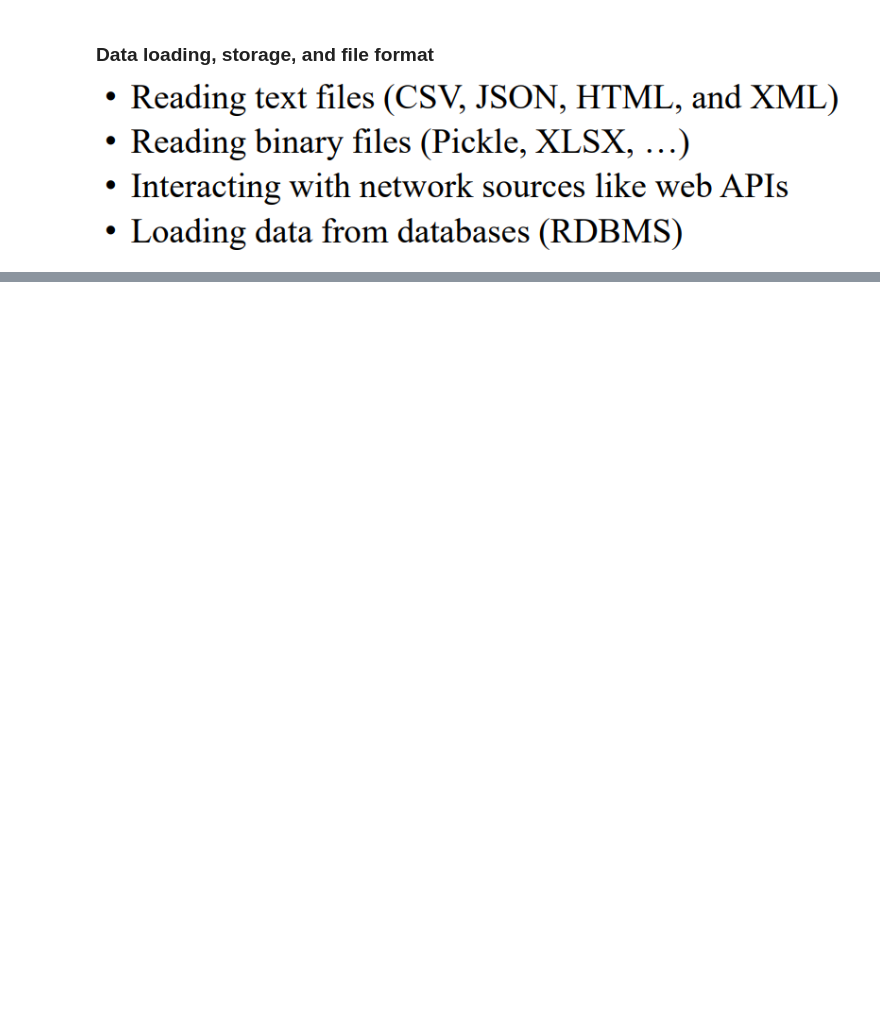
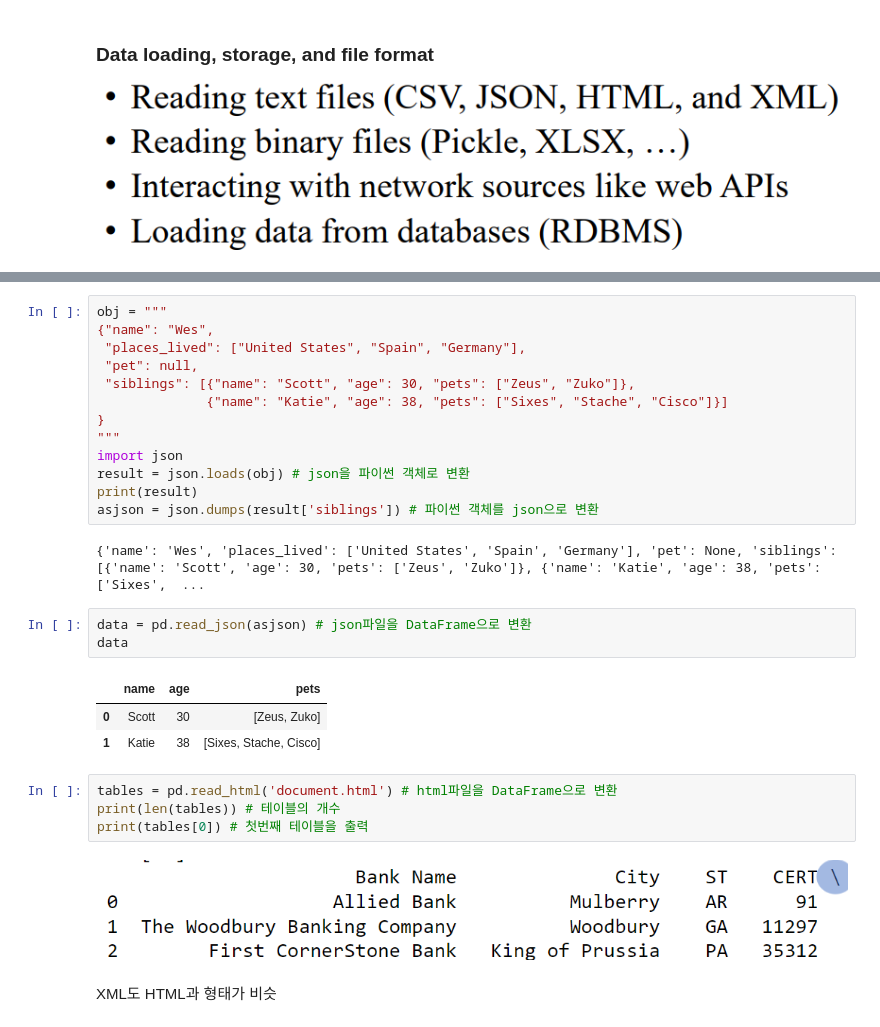
Before and after one commit to hyeon-BL/recording_study, a Jupyter notebook: Data_Science(2-1)/Week5/pandas.ipynb, the cells around one changed output, grey strips where cells are left out. Saved outputs shown, nothing was run; the diff lists cells and outputs as text; blank space fills up the shorter version.

```diff
--- a/Data_Science(2-1)/Week5/pandas.ipynb
+++ b/Data_Science(2-1)/Week5/pandas.ipynb
@@ -20,0 +74,30 @@ frame
+# %%
+obj = """
+{"name": "Wes",
+ "places_lived": ["United States", "Spain", "Germany"],
+ "pet": null,
+ "siblings": [{"name": "Scott", "age": 30, "pets": ["Zeus", "Zuko"]},
+              {"name": "Katie", "age": 38, "pets": ["Sixes", "Stache", "Cisco"]}]
+}
+"""
+import json
+result = json.loads(obj) # json을 파이썬 객체로 변환
+print(result)
+asjson = json.dumps(result['siblings']) # 파이썬 객체를 json으로 변환
+# %% [output]
+{'name': 'Wes', 'places_lived': ['United States', 'Spain', 'Germany'], 'pet': None, 'siblings': [{'name': 'Scott', 'age': 30, 'pets': ['Zeus', 'Zuko']}, {'name': 'Katie', 'age': 38, 'pets': ['Sixes',  ...
+# %%
+data = pd.read_json(asjson) # json파일을 DataFrame으로 변환
+data
+# %% [output]
+|  | name | age | pets |
+| 0 | Scott | 30 | [Zeus, Zuko] |
+| 1 | Katie | 38 | [Sixes, Stache, Cisco] |
+# %%
+tables = pd.read_html('document.html') # html파일을 DataFrame으로 변환
+print(len(tables)) # 테이블의 개수
+print(tables[0]) # 첫번째 테이블을 출력
+# %% [markdown]
+![image.png](attachment:image.png)
+# %% [markdown]
+XML도 HTML과 형태가 비슷
```
Also changed, not shown: parts of 11 cells of this notebook.
